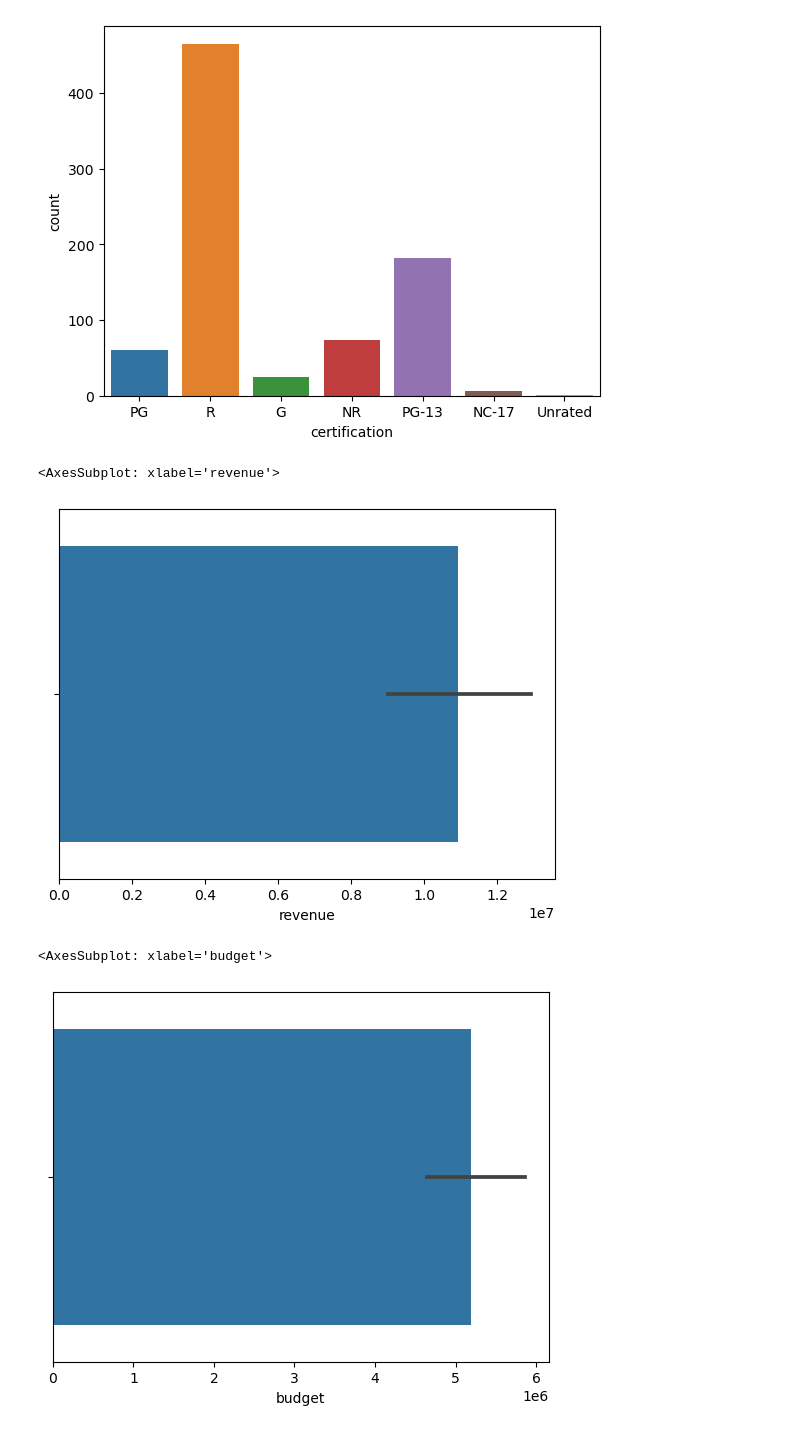
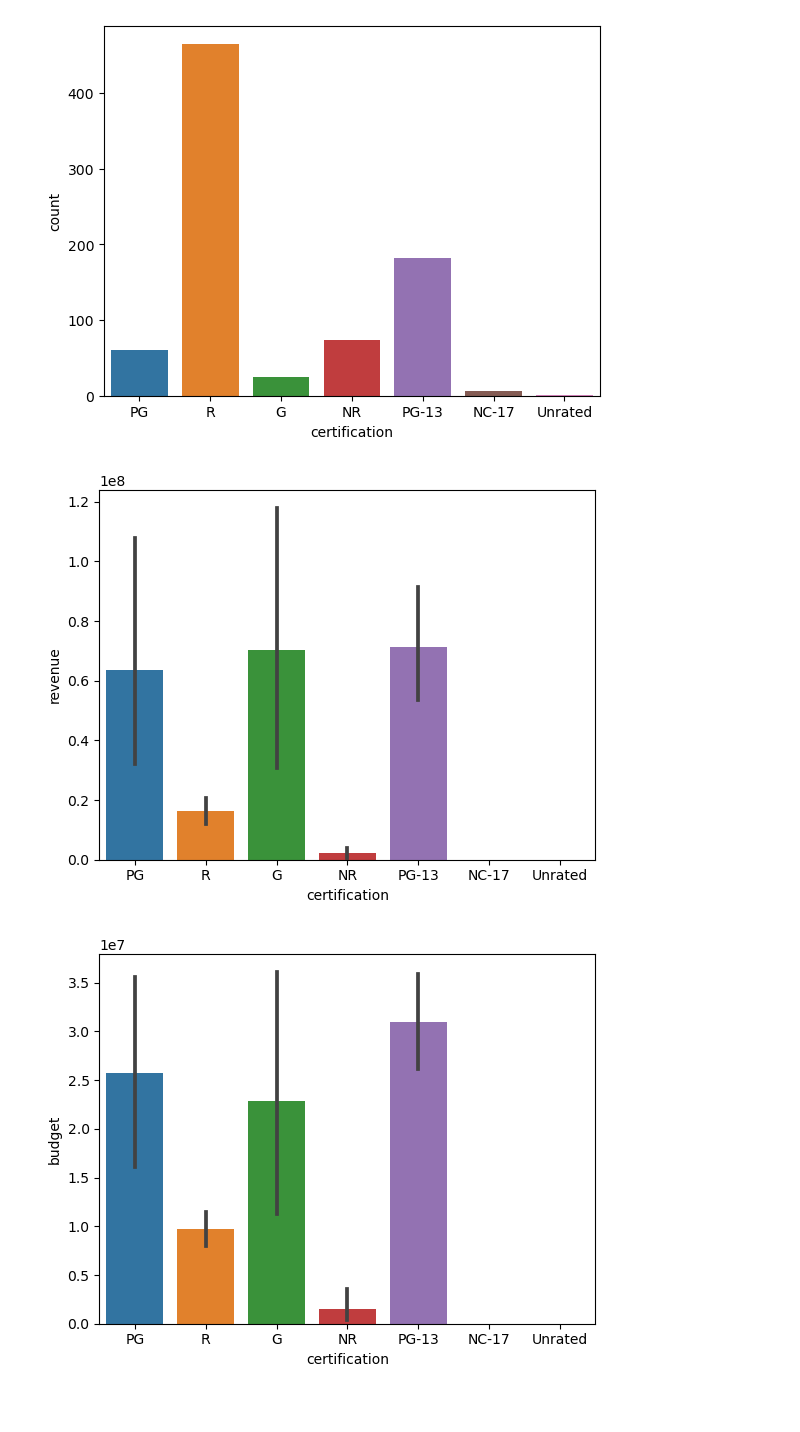
Before and after one commit to CatDawn29/Tippins-Project-3-Version-2, a Jupyter notebook: Tippins Project 3 Part 2 Section B.ipynb, the cells around one changed output. Saved outputs shown, nothing was run; the diff lists cells and outputs as text; code cells hidden in the pictures; blank space fills up the shorter version.

```diff
--- a/Tippins Project 3 Part 2 Section B.ipynb
+++ b/Tippins Project 3 Part 2 Section B.ipynb
@@ -222,12 +219,10 @@ plt.show()
 # %% [output]
 [figure]
 # %%
-sns.barplot(x = 'revenue', data = df2)
+sns.barplot(data= df2, x='certification',y='revenue');
 # %% [output]
-<AxesSubplot: xlabel='revenue'>
-[figure, old version]
+[figure, new version]
 # %%
-sns.barplot(x = 'budget', data = df2)
+sns.barplot(data= df2, x='certification',y='budget');
 # %% [output]
-<AxesSubplot: xlabel='budget'>
-[figure, old version]
+[figure, new version]
```
Also changed, not shown: parts of 4 cells of this notebook, 1 other file.
